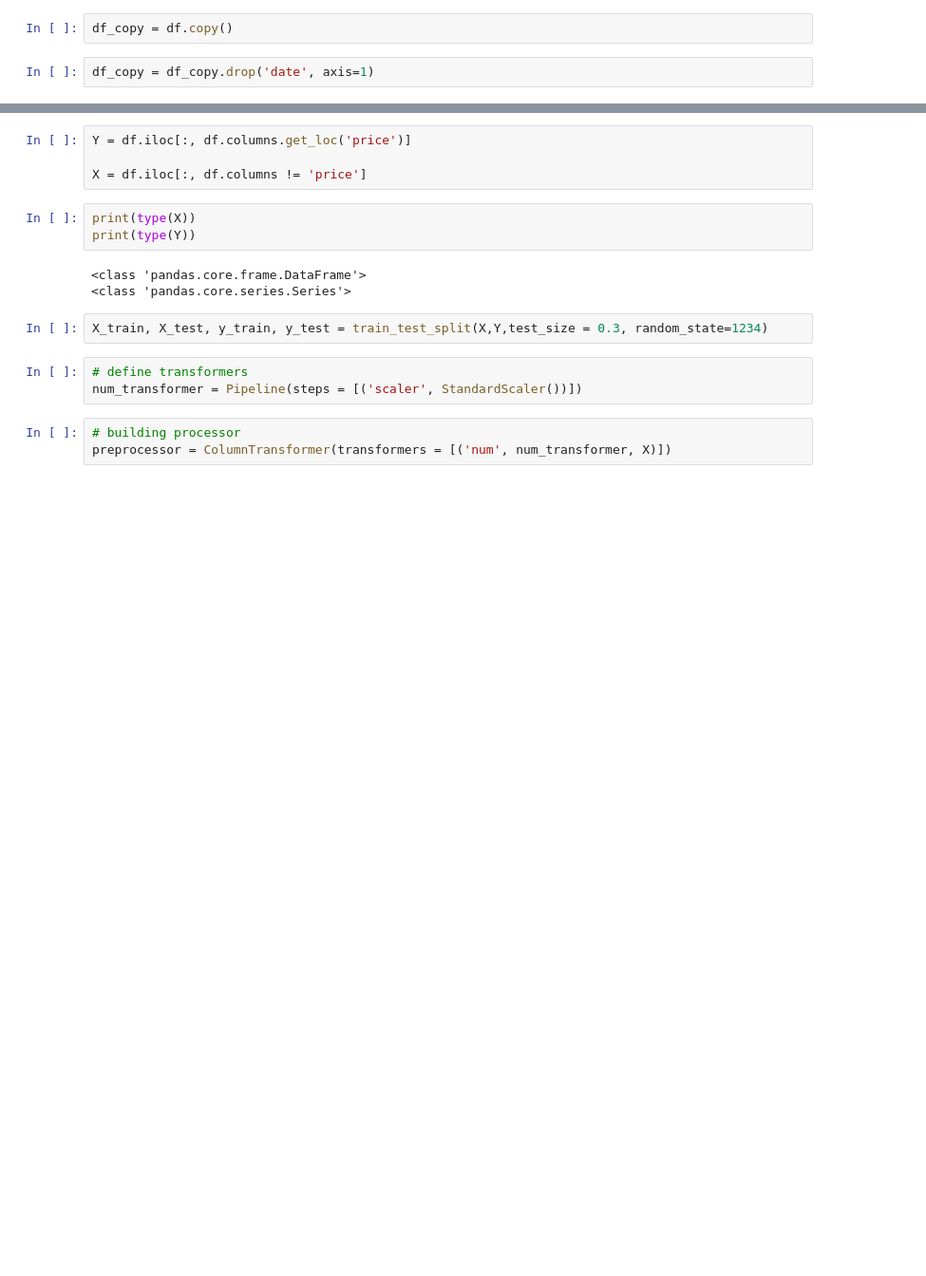
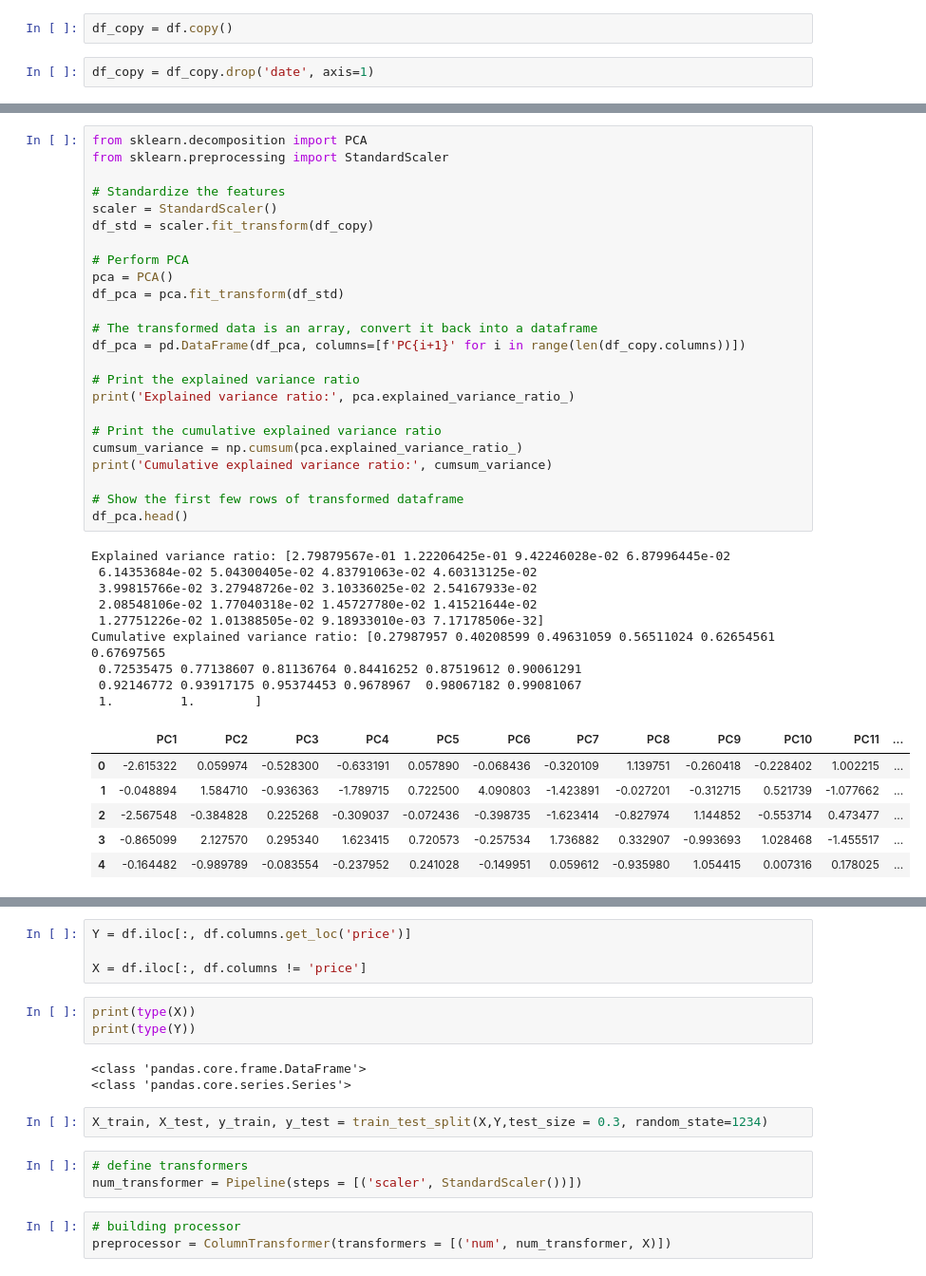
Before and after one commit to supragyabajpai/SchulichJourney_DataScience, a Jupyter notebook: Assignment_3(Linear Regression)/codefile.ipynb, the cells around one changed output, grey strips where cells are left out. Shown at 95% size. Drawn from its saved outputs; the diff is of its cells as text; blank space fills up the shorter version.

```diff
--- a/Assignment_3(Linear Regression)/codefile.ipynb
+++ b/Assignment_3(Linear Regression)/codefile.ipynb
@@ -159,0 +153,40 @@ long: Sum = 0.0
+# %%
+from sklearn.decomposition import PCA
+from sklearn.preprocessing import StandardScaler
+
+# Standardize the features
+scaler = StandardScaler()
+df_std = scaler.fit_transform(df_copy)
+
+# Perform PCA
+pca = PCA()
+df_pca = pca.fit_transform(df_std)
+
+# The transformed data is an array, convert it back into a dataframe
+df_pca = pd.DataFrame(df_pca, columns=[f'PC{i+1}' for i in range(len(df_copy.columns))])
+
+# Print the explained variance ratio
+print('Explained variance ratio:', pca.explained_variance_ratio_)
+
+# Print the cumulative explained variance ratio
+cumsum_variance = np.cumsum(pca.explained_variance_ratio_)
+print('Cumulative explained variance ratio:', cumsum_variance)
+
+# Show the first few rows of transformed dataframe
+df_pca.head()
+# %% [output]
+Explained variance ratio: [2.79879567e-01 1.22206425e-01 9.42246028e-02 6.87996445e-02
+ 6.14353684e-02 5.04300405e-02 4.83791063e-02 4.60313125e-02
+ 3.99815766e-02 3.27948726e-02 3.10336025e-02 2.54167933e-02
+ 2.08548106e-02 1.77040318e-02 1.45727780e-02 1.41521644e-02
+ 1.27751226e-02 1.01388505e-02 9.18933010e-03 7.17178506e-32]
+Cumulative explained variance ratio: [0.27987957 0.40208599 0.49631059 0.56511024 0.62654561 0.67697565
+ 0.72535475 0.77138607 0.81136764 0.84416252 0.87519612 0.90061291
+ 0.92146772 0.93917175 0.95374453 0.9678967  0.98067182 0.99081067
+ 1.         1.        ]
+|  | PC1 | PC2 | PC3 | PC4 | PC5 | PC6 | PC7 | PC8 | PC9 | PC10 | PC11 | ... |
+| 0 | -2.615322 | 0.059974 | -0.528300 | -0.633191 | 0.057890 | -0.068436 | -0.320109 | 1.139751 | -0.260418 | -0.228402 | 1.002215 | ... |
+| 1 | -0.048894 | 1.584710 | -0.936363 | -1.789715 | 0.722500 | 4.090803 | -1.423891 | -0.027201 | -0.312715 | 0.521739 | -1.077662 | ... |
+| 2 | -2.567548 | -0.384828 | 0.225268 | -0.309037 | -0.072436 | -0.398735 | -1.623414 | -0.827974 | 1.144852 | -0.553714 | 0.473477 | ... |
+| 3 | -0.865099 | 2.127570 | 0.295340 | 1.623415 | 0.720573 | -0.257534 | 1.736882 | 0.332907 | -0.993693 | 1.028468 | -1.455517 | ... |
+| 4 | -0.164482 | -0.989789 | -0.083554 | -0.237952 | 0.241028 | -0.149951 | 0.059612 | -0.935980 | 1.054415 | 0.007316 | 0.178025 | ... |
```
Also changed, not shown: parts of 11 cells of this notebook.
